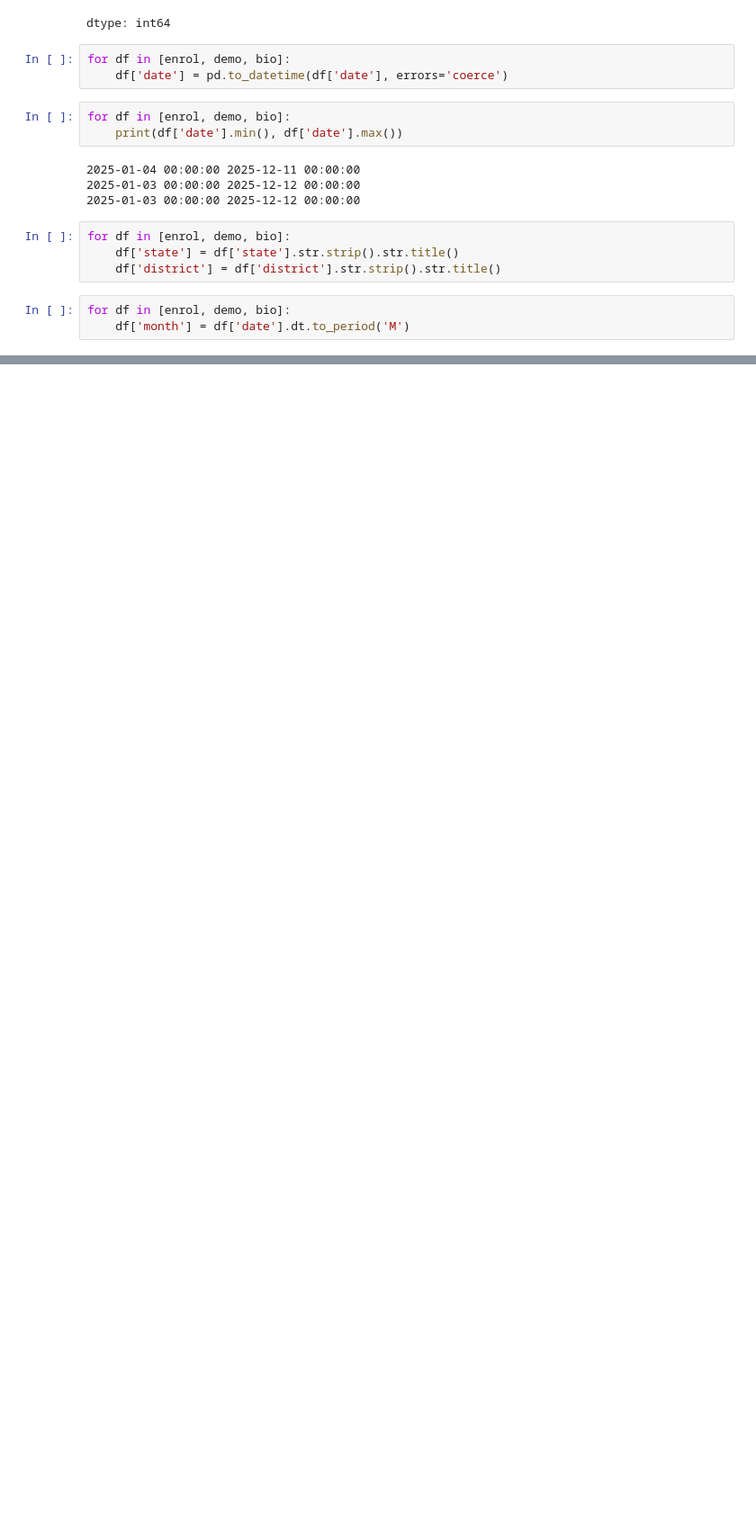
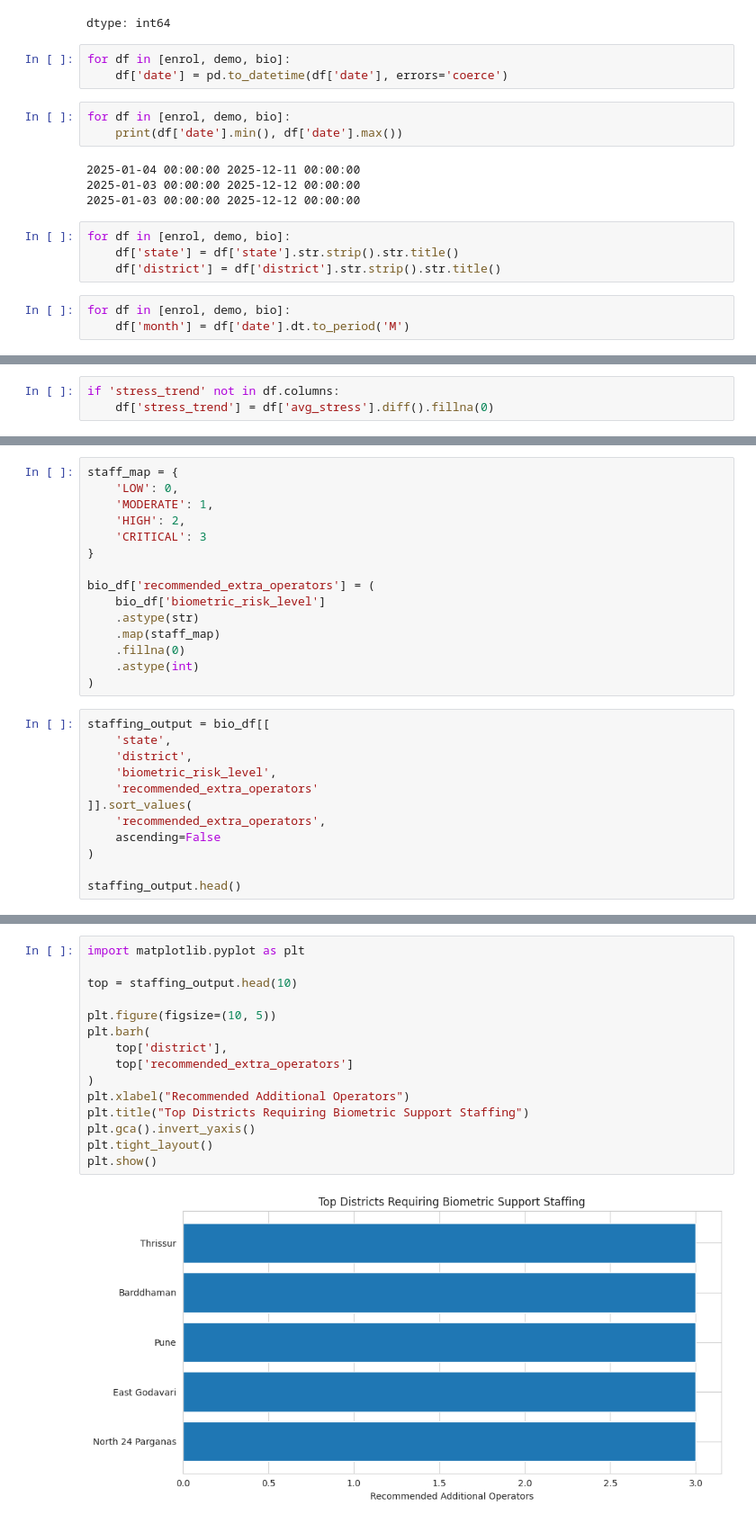
Before and after one commit to Vijayalakshmi2608/UIDAI_Early_Warning_System, a Jupyter notebook: UIDAI_Early_Warning_System.ipynb, the cells around one changed output, grey strips where cells are left out. Shown at 90% size. Saved outputs shown, nothing was run; the diff lists cells and outputs as text; blank space fills up the shorter version.

```diff
--- a/UIDAI_Early_Warning_System.ipynb
+++ b/UIDAI_Early_Warning_System.ipynb
@@ -1715,0 +581,3 @@ logs.txt
+# %%
+if 'stress_trend' not in df.columns:
+    df['stress_trend'] = df['avg_stress'].diff().fillna(0)
@@ -1715,0 +772,27 @@ logs.txt
+# %%
+staff_map = {
+    'LOW': 0,
+    'MODERATE': 1,
+    'HIGH': 2,
+    'CRITICAL': 3
+}
+
+bio_df['recommended_extra_operators'] = (
+    bio_df['biometric_risk_level']
+    .astype(str)
+    .map(staff_map)
+    .fillna(0)
+    .astype(int)
+)
+# %%
+staffing_output = bio_df[[
+    'state',
+    'district',
+    'biometric_risk_level',
+    'recommended_extra_operators'
+]].sort_values(
+    'recommended_extra_operators',
+    ascending=False
+)
+
+staffing_output.head()
@@ -1715,0 +811,17 @@ logs.txt
+# %%
+import matplotlib.pyplot as plt
+
+top = staffing_output.head(10)
+
+plt.figure(figsize=(10, 5))
+plt.barh(
+    top['district'],
+    top['recommended_extra_operators']
+)
+plt.xlabel("Recommended Additional Operators")
+plt.title("Top Districts Requiring Biometric Support Staffing")
+plt.gca().invert_yaxis()
+plt.tight_layout()
+plt.show()
+# %% [output]
+[figure, added]
```
Also changed, not shown: parts of 182 cells of this notebook.
